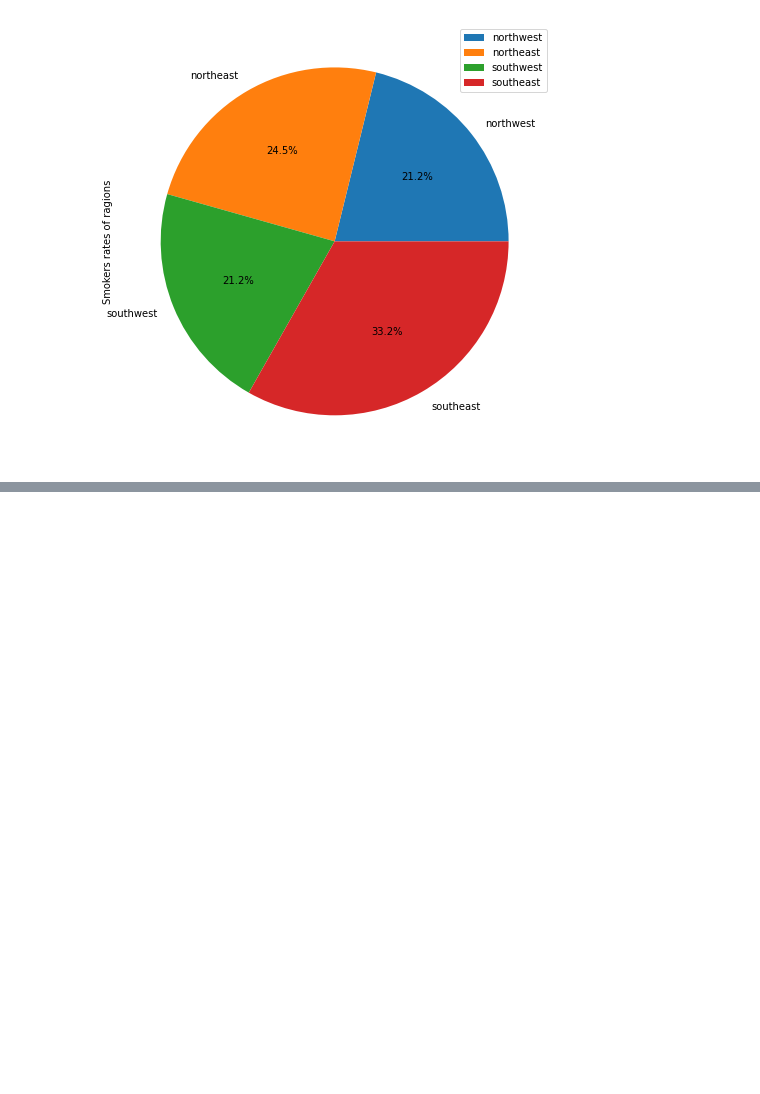
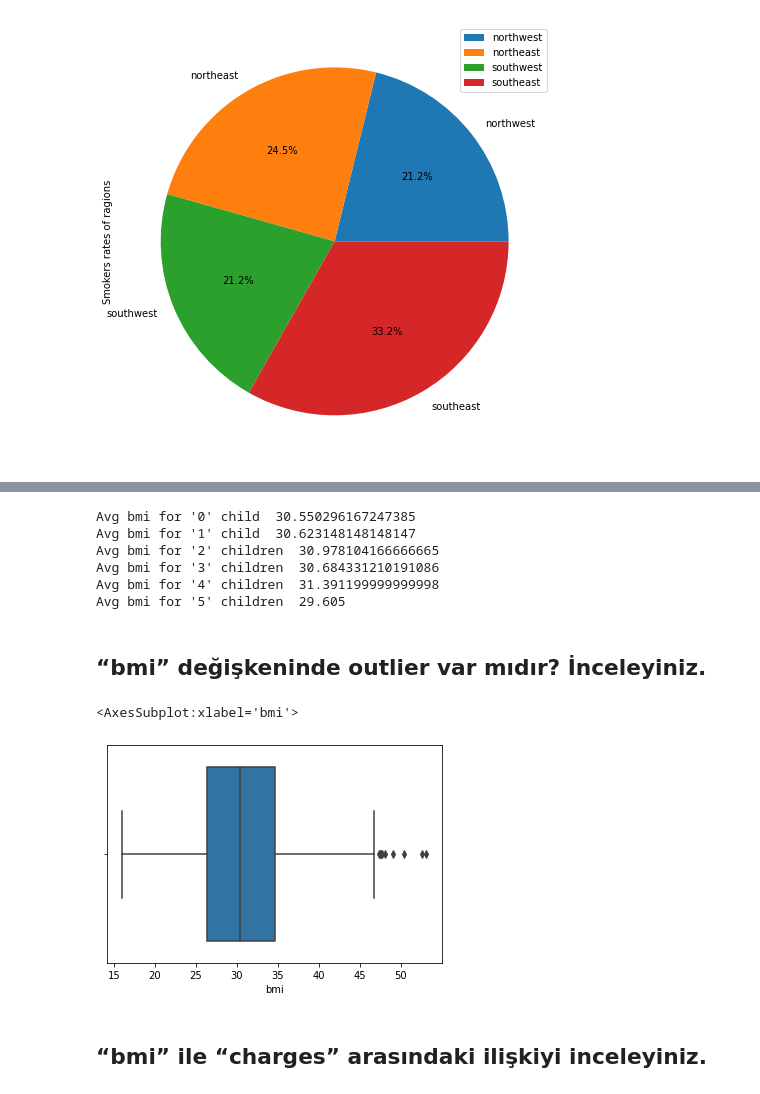
Before and after one commit to CagataySavasli/GlobalAIHub_Project1, a Jupyter notebook: projectOne.ipynb, the cells around one changed output, grey strips where cells are left out. Cells and saved outputs as stored; diff of their text form; code cells hidden in the pictures; blank space fills up the shorter version.

```diff
--- a/projectOne.ipynb
+++ b/projectOne.ipynb
@@ -116,0 +115,23 @@ df.head()
+# %%
+print("Avg bmi for '0' child ",np.average(df.bmi[df.children == 0]))
+print("Avg bmi for '1' child ",np.average(df.bmi[df.children == 1]))
+print("Avg bmi for '2' children ",np.average(df.bmi[df.children == 2]))
+print("Avg bmi for '3' children ",np.average(df.bmi[df.children == 3]))
+print("Avg bmi for '4' children ",np.average(df.bmi[df.children == 4]))
+print("Avg bmi for '5' children ",np.average(df.bmi[df.children == 5]))
+# %% [output]
+Avg bmi for '0' child  30.550296167247385
+Avg bmi for '1' child  30.623148148148147
+Avg bmi for '2' children  30.978104166666665
+Avg bmi for '3' children  30.684331210191086
+Avg bmi for '4' children  31.391199999999998
+Avg bmi for '5' children  29.605
+# %% [markdown]
+## “bmi” değişkeninde outlier var mıdır? İnceleyiniz.
+# %%
+sns.boxplot(x = df.bmi)
+# %% [output]
+<AxesSubplot:xlabel='bmi'>
+[figure, added]
+# %% [markdown]
+## “bmi” ile “charges” arasındaki ilişkiyi inceleyiniz.
```
Also changed, not shown: parts of 36 cells of this notebook.
